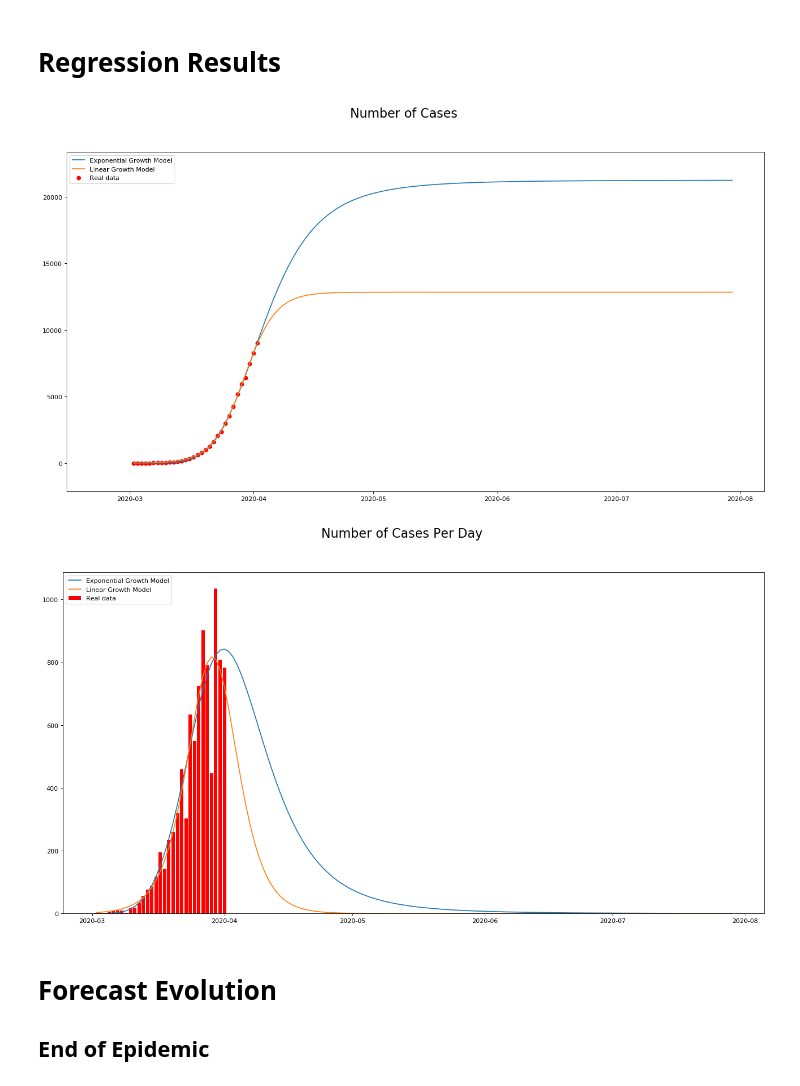
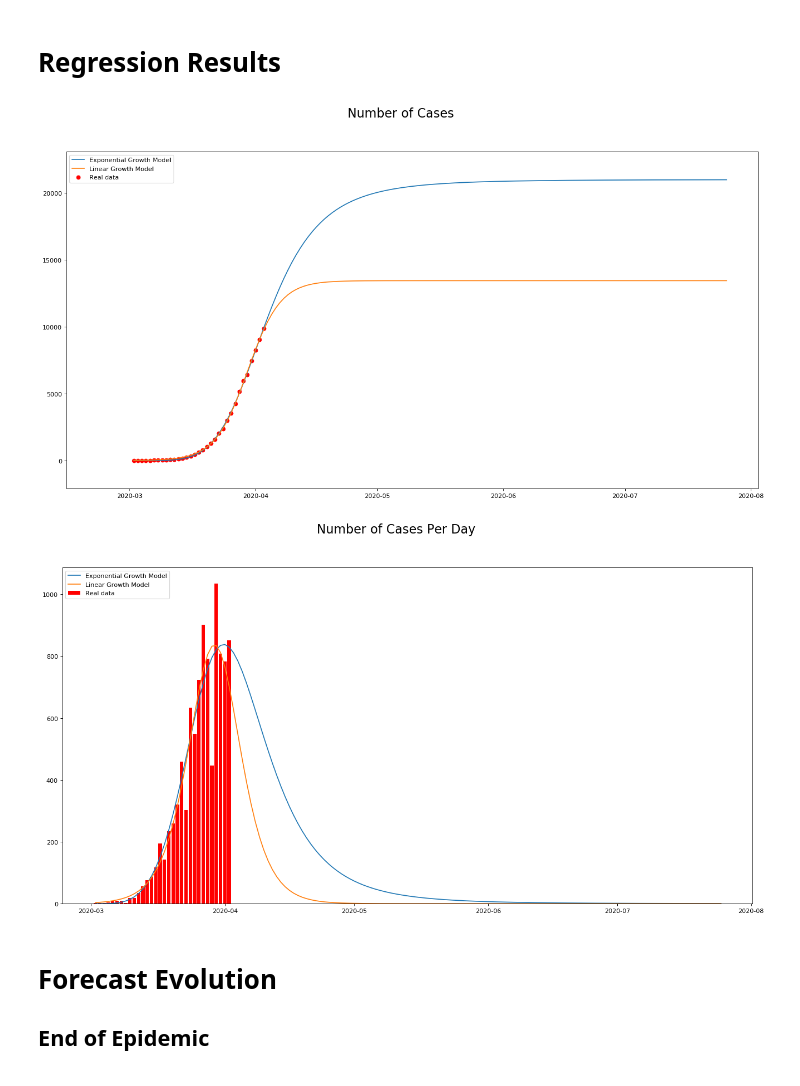
Before and after one commit to lcmonteiro/space-models, a Jupyter notebook: covid_19.ipynb, the cells around one changed output. Cells and saved outputs as stored; diff of their text form; code cells hidden in the pictures.

```diff
--- a/covid_19.ipynb
+++ b/covid_19.ipynb
@@ -10,7 +10,7 @@ data = {
            2,    4,    6,    9,   13,   21,   30,   39,   41,   59,
           78,  112,  169,  245,  331,  448,  642,  785, 1020, 1280,
         1600, 2060, 2362, 2995, 3544, 4268, 5170, 5962, 6408, 7443,
-        8251, 9034
+        8251, 9034, 9886
     ]
 }
 # %% [markdown]
@@ -89,36 +89,36 @@ duration = max(lin_e[-1], exp_e[-1])
 count    = max(lin_model(duration), exp_model(duration))
 
 # Limits
 plt.ylim(0 - 0.1 * count, count + 0.1 * count)
 
 # Real data
 x_date_past = [start_date + dt.timedelta(days=x) for x in x_past]
 # Plot
 plt.scatter(x_date_past, y_past, label="Real data", color="red")
 
 # Time Line
-x_date = [start_date + dt.timedelta(days=x) for x in x_total]
+x_date = [start_date + dt.timedelta(days=x) for x in range(duration)]
 
 # Predicted exponetial curve
 y_exp  = [exp_model(x) for x in range(duration)]
 # Plot
 plt.plot(x_date, y_exp, label="Exponential Growth Model")
 
 # Predicted logistic curve
-y_lin  = [lin_model(x) for x in x_total]
+y_lin  = [lin_model(x) for x in range(duration)]
 # Plot
 plt.plot(x_date, y_lin, label="Linear Growth Model")
 
 # Title
 plt.suptitle('Number of Cases', fontsize=20)
 
 # legend
 plt.legend(loc='upper left')
 
 # show
 plt.show()
 # %% [output]
-[figure, old version]
+[figure, new version]
 # %%
 # Figure
 plt.figure('Regresion Results', figsize=(20, 10), dpi=80, facecolor='w', edgecolor='k')
@@ -141,7 +141,7 @@ plt.legend(loc='upper left')
 # Show
 plt.show()
 # %% [output]
-[figure, old version]
+[figure, new version]
 # %% [markdown]
 # Forecast Evolution
 ## End of Epidemic
```
Also changed, not shown: parts of 2 cells of this notebook.
